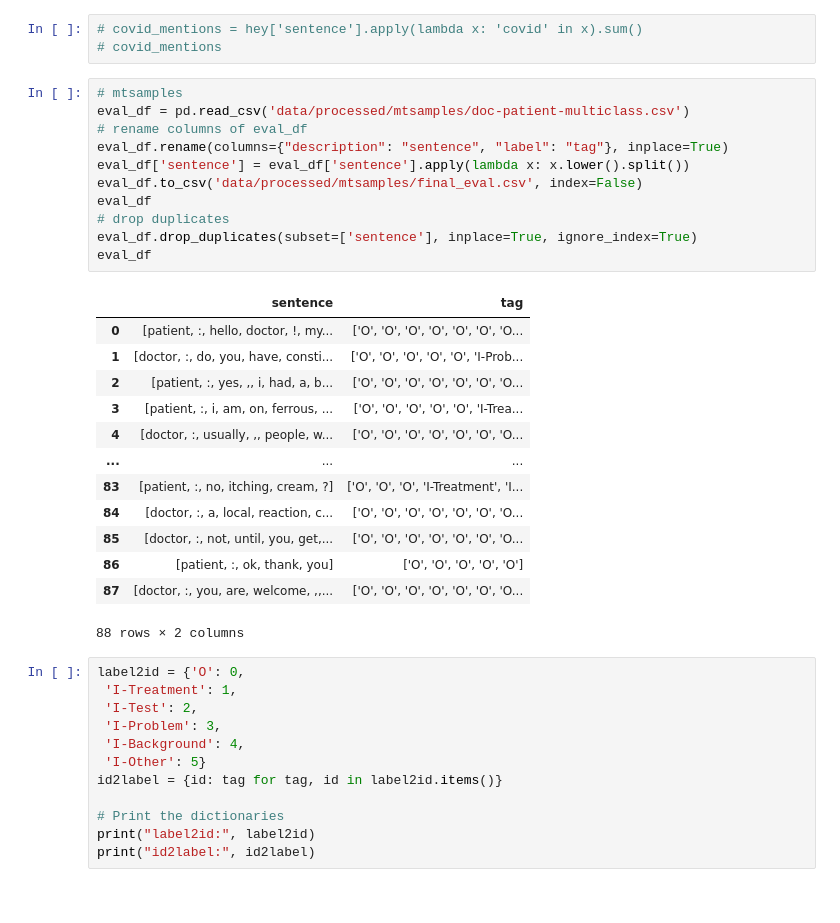
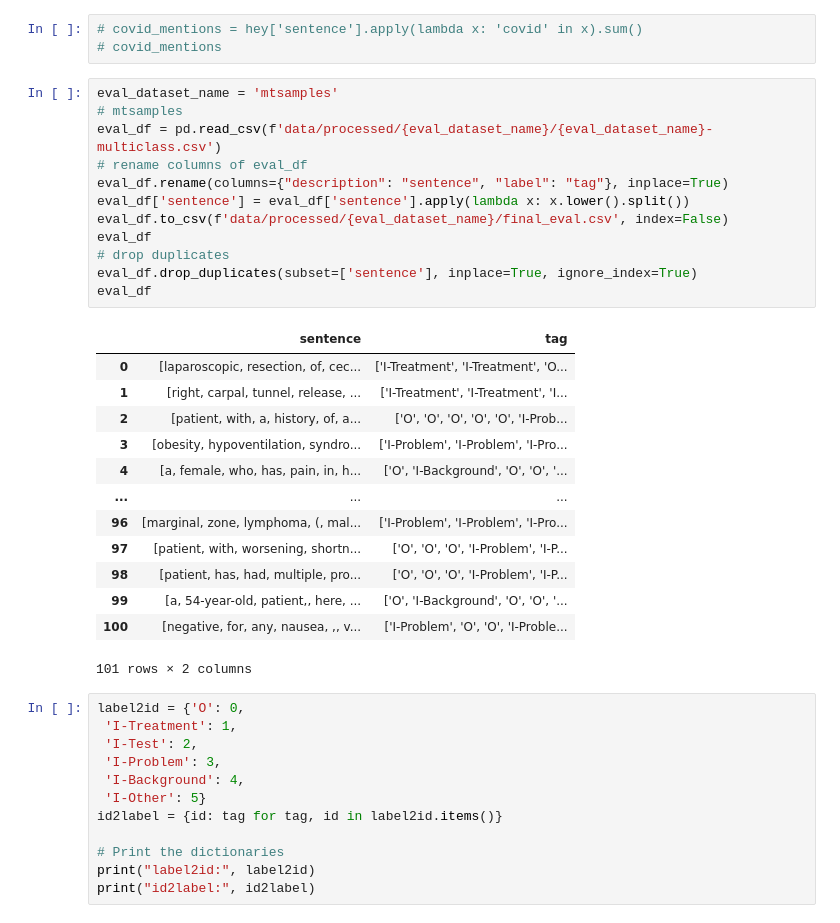
Before and after one commit to lara-ozyegen/MRP_MedHighlight, a Jupyter notebook: notebooks/trainer_clinical_bert.ipynb, the cells around one changed output. Cells and saved outputs as stored; diff of their text form.

Commit message:
data insights

```diff
--- a/notebooks/trainer_clinical_bert.ipynb
+++ b/notebooks/trainer_clinical_bert.ipynb
@@ -66,30 +66,31 @@ import pickle
 # covid_mentions = hey['sentence'].apply(lambda x: 'covid' in x).sum()
 # covid_mentions
 # %%
+eval_dataset_name = 'mtsamples'
 # mtsamples
-eval_df = pd.read_csv('data/processed/mtsamples/doc-patient-multiclass.csv')
+eval_df = pd.read_csv(f'data/processed/{eval_dataset_name}/{eval_dataset_name}-multiclass.csv')
 # rename columns of eval_df
 eval_df.rename(columns={"description": "sentence", "label": "tag"}, inplace=True)
 eval_df['sentence'] = eval_df['sentence'].apply(lambda x: x.lower().split())
-eval_df.to_csv('data/processed/mtsamples/final_eval.csv', index=False)
+eval_df.to_csv(f'data/processed/{eval_dataset_name}/final_eval.csv', index=False)
 eval_df
 # drop duplicates
 eval_df.drop_duplicates(subset=['sentence'], inplace=True, ignore_index=True)
 eval_df
 # %% [output]
 |  | sentence | tag |
-| 0 | [patient, :, hello, doctor, !, my... | ['O', 'O', 'O', 'O', 'O', 'O', 'O... |
-| 1 | [doctor, :, do, you, have, consti... | ['O', 'O', 'O', 'O', 'O', 'I-Prob... |
-| 2 | [patient, :, yes, ,, i, had, a, b... | ['O', 'O', 'O', 'O', 'O', 'O', 'O... |
-| 3 | [patient, :, i, am, on, ferrous, ... | ['O', 'O', 'O', 'O', 'O', 'I-Trea... |
-| 4 | [doctor, :, usually, ,, people, w... | ['O', 'O', 'O', 'O', 'O', 'O', 'O... |
+| 0 | [laparoscopic, resection, of, cec... | ['I-Treatment', 'I-Treatment', 'O... |
+| 1 | [right, carpal, tunnel, release, ... | ['I-Treatment', 'I-Treatment', 'I... |
+| 2 | [patient, with, a, history, of, a... | ['O', 'O', 'O', 'O', 'O', 'I-Prob... |
+| 3 | [obesity, hypoventilation, syndro... | ['I-Problem', 'I-Problem', 'I-Pro... |
+| 4 | [a, female, who, has, pain, in, h... | ['O', 'I-Background', 'O', 'O', '... |
 | ... | ... | ... |
-| 83 | [patient, :, no, itching, cream, ?] | ['O', 'O', 'O', 'I-Treatment', 'I... |
-| 84 | [doctor, :, a, local, reaction, c... | ['O', 'O', 'O', 'O', 'O', 'O', 'O... |
-| 85 | [doctor, :, not, until, you, get,... | ['O', 'O', 'O', 'O', 'O', 'O', 'O... |
-| 86 | [patient, :, ok, thank, you] | ['O', 'O', 'O', 'O', 'O'] |
-| 87 | [doctor, :, you, are, welcome, ,,... | ['O', 'O', 'O', 'O', 'O', 'O', 'O... |
+| 96 | [marginal, zone, lymphoma, (, mal... | ['I-Problem', 'I-Problem', 'I-Pro... |
+| 97 | [patient, with, worsening, shortn... | ['O', 'O', 'O', 'I-Problem', 'I-P... |
+| 98 | [patient, has, had, multiple, pro... | ['O', 'O', 'O', 'I-Problem', 'I-P... |
+| 99 | [a, 54-year-old, patient,, here, ... | ['O', 'I-Background', 'O', 'O', '... |
+| 100 | [negative, for, any, nausea, ,, v... | ['I-Problem', 'O', 'O', 'I-Proble... |
-88 rows × 2 columns
+101 rows × 2 columns
 # %%
 label2id = {'O': 0,
  'I-Treatment': 1,
```
Also changed, not shown: parts of 9 cells of this notebook, 34 other files.
